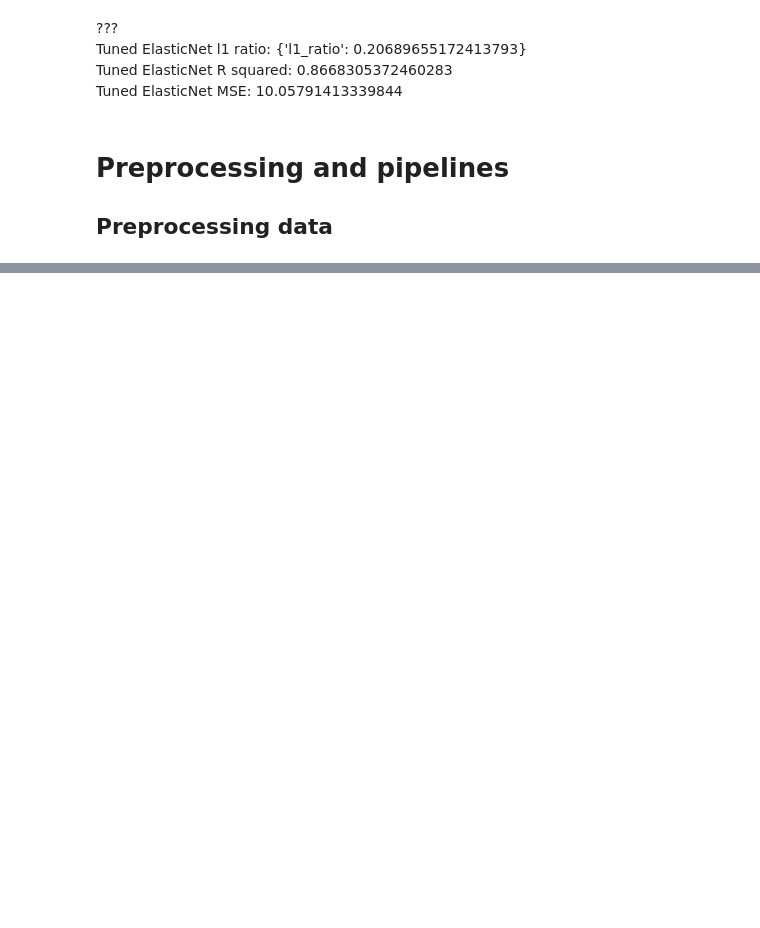
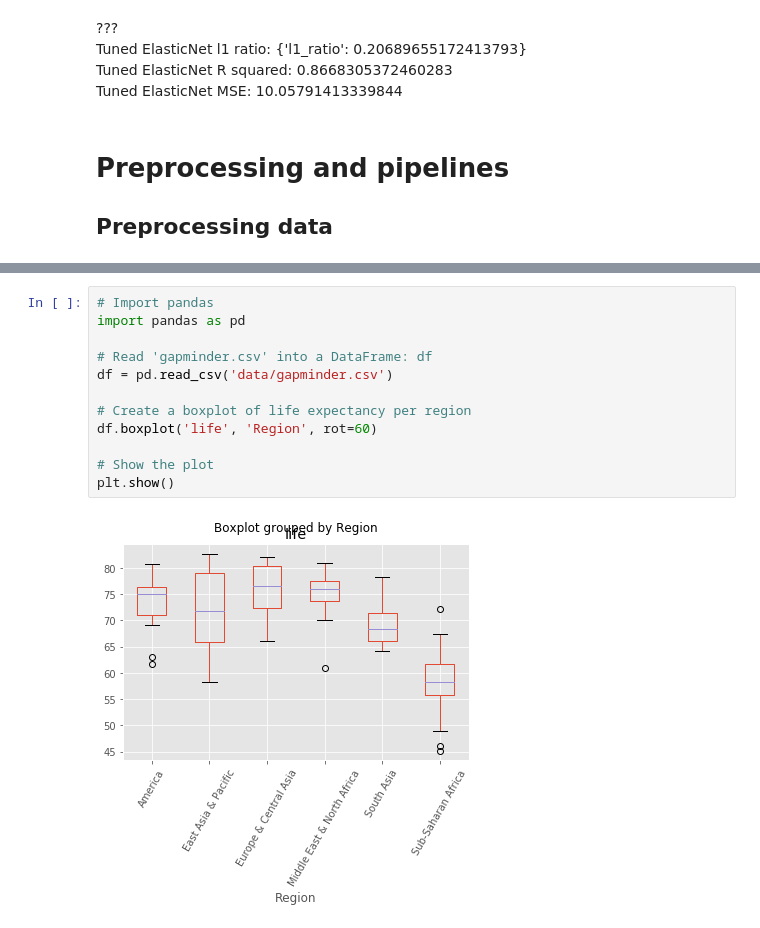
Before and after one commit to Yuleii/programming-notebook, a Jupyter notebook: supervised_learning_with_scikit_learn.ipynb, the cells around one changed output, grey strips where cells are left out. Drawn from its saved outputs; the diff is of its cells as text; blank space fills up the shorter version.

```diff
--- a/supervised_learning_with_scikit_learn.ipynb
+++ b/supervised_learning_with_scikit_learn.ipynb
@@ -986,0 +1059,14 @@ Tuned ElasticNet MSE: 10.05791413339844
+# %%
+# Import pandas
+import pandas as pd
+
+# Read 'gapminder.csv' into a DataFrame: df
+df = pd.read_csv('data/gapminder.csv')
+
+# Create a boxplot of life expectancy per region
+df.boxplot('life', 'Region', rot=60)
+
+# Show the plot
+plt.show()
+# %% [output]
+[figure, added]
```
Also changed, not shown: parts of 65 cells of this notebook, 5 other files.
